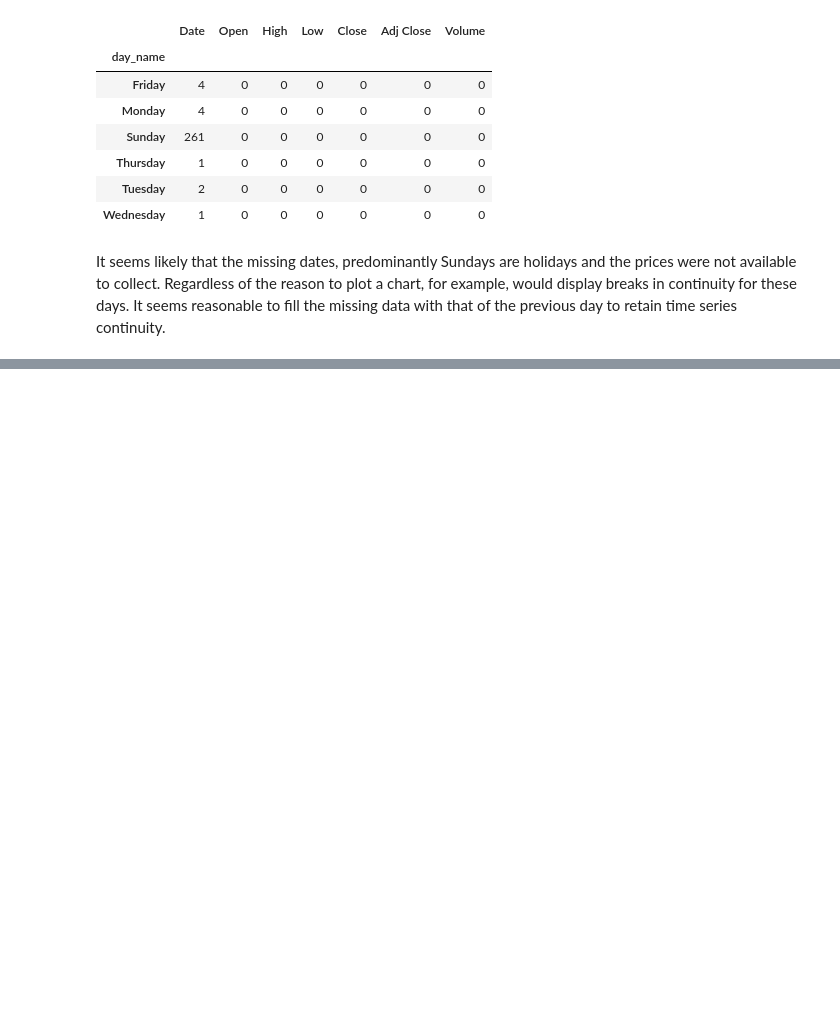
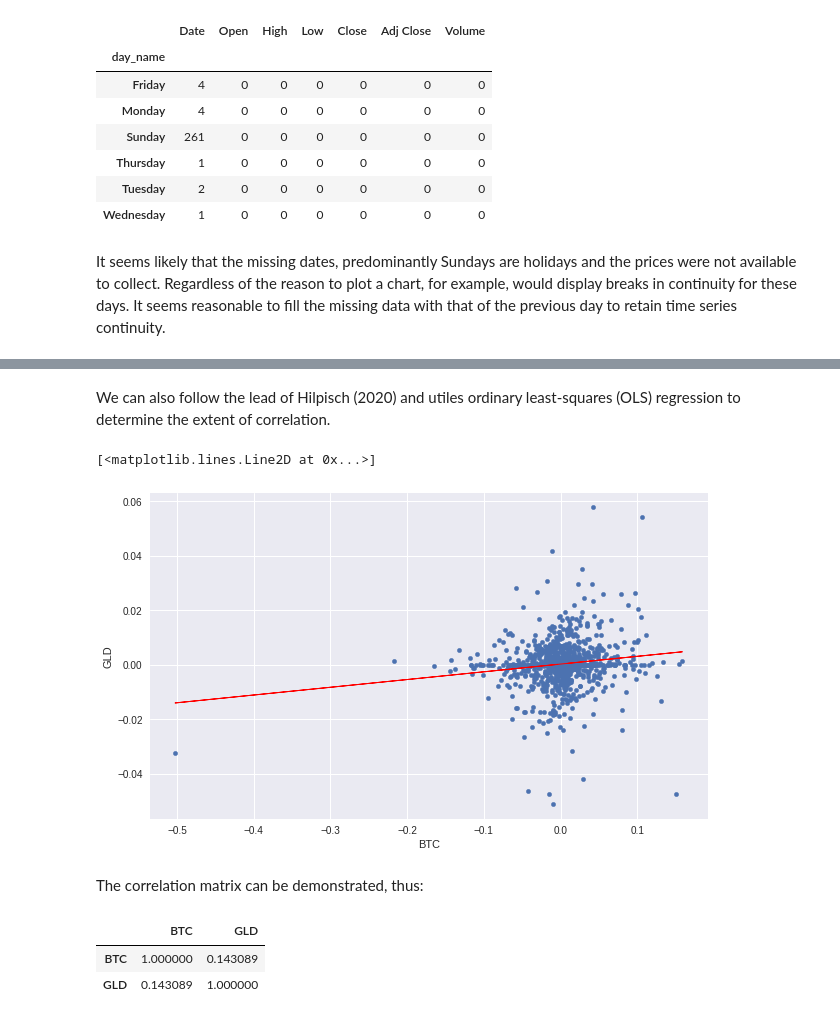
Before and after one commit to rsiwicki/rock_dex, a Jupyter notebook: blockchain_labs_rockdex.ipynb, the cells around one changed output, grey strips where cells are left out. Drawn from its saved outputs; the diff is of its cells as text; code cells hidden in the pictures; blank space fills up the shorter version.

```diff
--- a/blockchain_labs_rockdex.ipynb
+++ b/blockchain_labs_rockdex.ipynb
@@ -357,0 +357,3 @@ plyo.iplot(
+# %%
+# fill forward days that are created by the join. BTC data is for every day within the timeframe
+df_BTC_GLD_plus_2018 = df_BTC_GLD_plus_2018.fillna(method='ffill')
@@ -357,0 +364,4 @@ plyo.iplot(
+# %%
+df_BTC_GLD_plus_2018_returns = np.log(df_BTC_GLD_plus_2018 / df_BTC_GLD_plus_2018.shift(1))
+# %%
+df_BTC_GLD_plus_2018_returns.dropna(inplace=True)
@@ -357,0 +385,19 @@ plyo.iplot(
+# %% [markdown]
+We can also follow the lead of Hilpisch (2020) and utiles ordinary least-squares (OLS) regression to determine the extent of correlation.
+# %%
+reg = np.polyfit(df_BTC_GLD_plus_2018_returns['BTC'],df_BTC_GLD_plus_2018_returns['GLD'],deg=1)
+# %%
+ax1 = df_BTC_GLD_plus_2018_returns.plot(kind='scatter', x='BTC', y='GLD', figsize=(10,6))
+ax1.plot(df_BTC_GLD_plus_2018_returns['BTC'],np.polyval(reg, df_BTC_GLD_plus_2018_returns['BTC']),'r',lw=1)
+# %% [output]
+[<matplotlib.lines.Line2D at 0x...>]
+[figure, added]
+# %% [markdown]
+The correlation matrix can be demonstrated, thus:
+# %%
+cmatrix = df_BTC_GLD_plus_2018_returns.corr()
+cmatrix
+# %% [output]
+|  | BTC | GLD |
+| BTC | 1.000000 | 0.143089 |
+| GLD | 0.143089 | 1.000000 |
```
Also changed, not shown: parts of 28 cells of this notebook.
